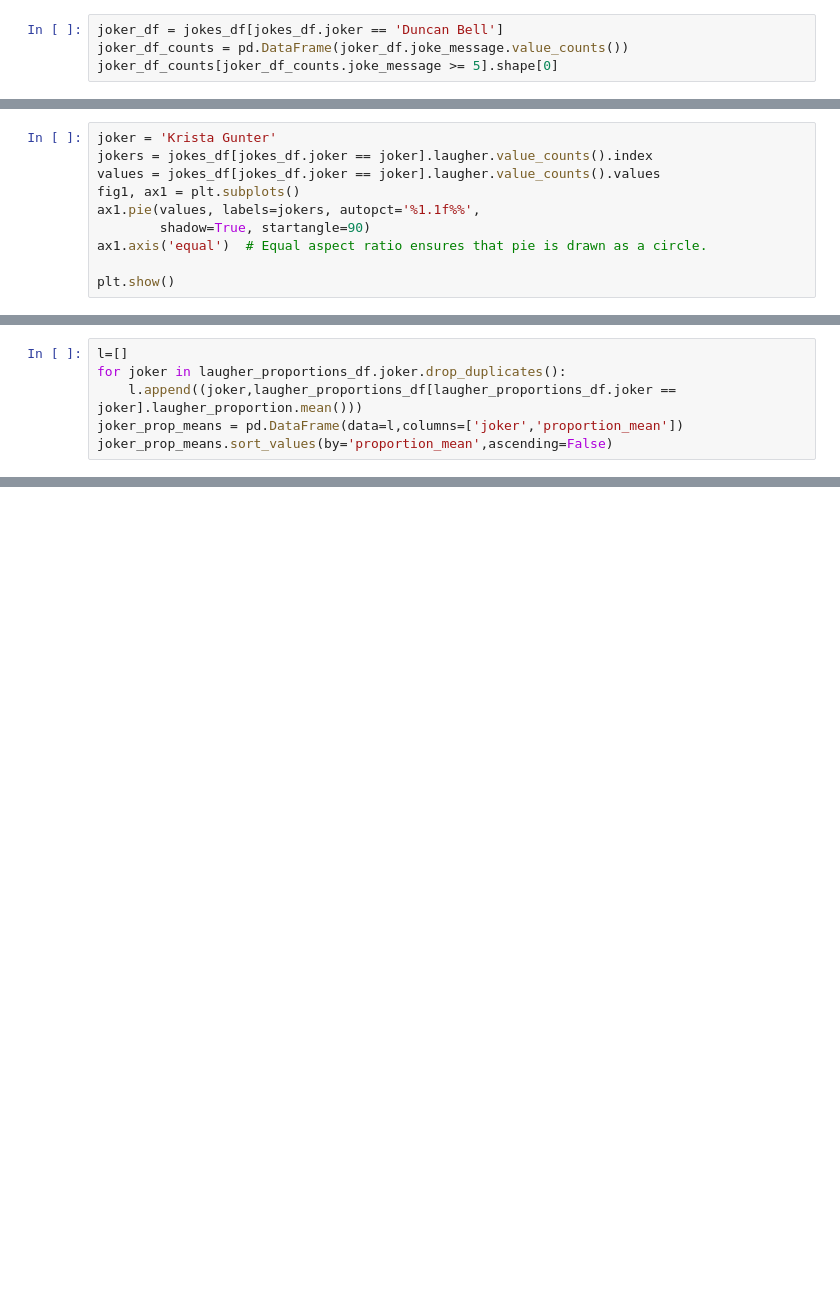
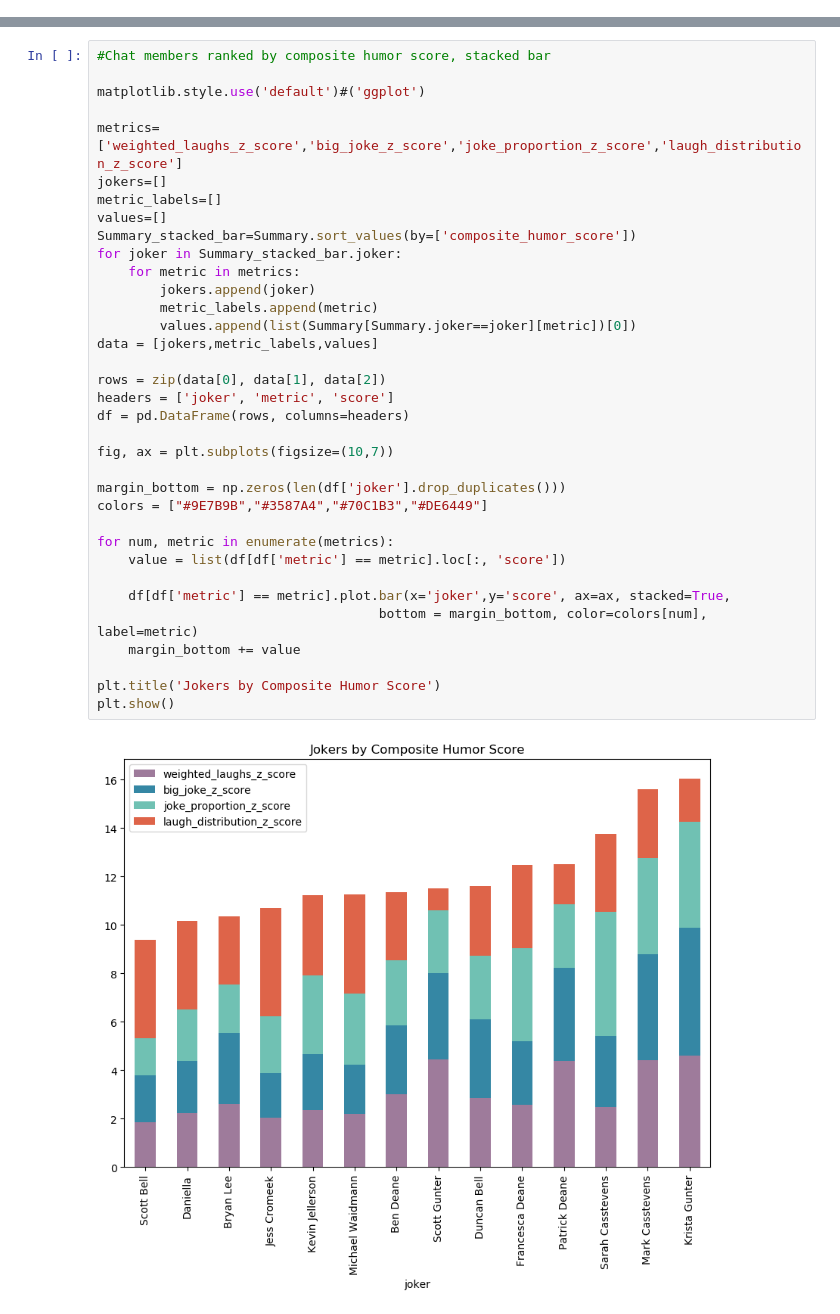
Before and after one commit to duncanjamesbell/whatapp_humor_analyzer, a Jupyter notebook: WhatsApp chat humor analyzer.ipynb, the cells around one changed output, grey strips where cells are left out. Saved outputs shown, nothing was run; the diff lists cells and outputs as text; blank space fills up the shorter version.

Commit message:
Updating code and laugh lookup

```diff
--- a/WhatsApp chat humor analyzer.ipynb
+++ b/WhatsApp chat humor analyzer.ipynb
@@ -347,4 +0,0 @@ plt.bar(Summary.joker,Summary.composite_humor_score)
-# %%
-joker_df = jokes_df[jokes_df.joker == 'Duncan Bell']
-joker_df_counts = pd.DataFrame(joker_df.joke_message.value_counts())
-joker_df_counts[joker_df_counts.joke_message >= 5].shape[0]
@@ -394,10 +0,0 @@ plt.show()
-# %%
-joker = 'Krista Gunter'
-jokers = jokes_df[jokes_df.joker == joker].laugher.value_counts().index
-values = jokes_df[jokes_df.joker == joker].laugher.value_counts().values
-fig1, ax1 = plt.subplots()
-ax1.pie(values, labels=jokers, autopct='%1.1f%%',
-        shadow=True, startangle=90)
-ax1.axis('equal')  # Equal aspect ratio ensures that pie is drawn as a circle.
-
-plt.show()
@@ -431,6 +0,0 @@ laugher_proportions_df.sort_values(by=['joker','laugher_proportion'], ascending=
-# %%
-l=[]
-for joker in laugher_proportions_df.joker.drop_duplicates():
-    l.append((joker,laugher_proportions_df[laugher_proportions_df.joker == joker].laugher_proportion.mean()))
-joker_prop_means = pd.DataFrame(data=l,columns=['joker','proportion_mean'])
-joker_prop_means.sort_values(by='proportion_mean',ascending=False)
@@ -650,0 +302,37 @@ jokes_df[jokes_df.joker == 'Luke Wray']
+# %%
+#Chat members ranked by composite humor score, stacked bar
+
+matplotlib.style.use('default')#('ggplot')
+
+metrics=['weighted_laughs_z_score','big_joke_z_score','joke_proportion_z_score','laugh_distribution_z_score']
+jokers=[]
+metric_labels=[]
+values=[]
+Summary_stacked_bar=Summary.sort_values(by=['composite_humor_score'])
+for joker in Summary_stacked_bar.joker:
+    for metric in metrics:
+        jokers.append(joker)
+        metric_labels.append(metric)
+        values.append(list(Summary[Summary.joker==joker][metric])[0])
+data = [jokers,metric_labels,values]
+
+rows = zip(data[0], data[1], data[2])
+headers = ['joker', 'metric', 'score']
+df = pd.DataFrame(rows, columns=headers)
+
+fig, ax = plt.subplots(figsize=(10,7))
+
+margin_bottom = np.zeros(len(df['joker'].drop_duplicates()))
+colors = ["#9E7B9B","#3587A4","#70C1B3","#DE6449"]
+
+for num, metric in enumerate(metrics):
+    value = list(df[df['metric'] == metric].loc[:, 'score'])
+
+    df[df['metric'] == metric].plot.bar(x='joker',y='score', ax=ax, stacked=True,
+                                    bottom = margin_bottom, color=colors[num], label=metric)
+    margin_bottom += value
+
+plt.title('Jokers by Composite Humor Score')
+plt.show()
+# %% [output]
+[figure, added]
```
Also changed, not shown: parts of 79 cells of this notebook, 3 other files.
